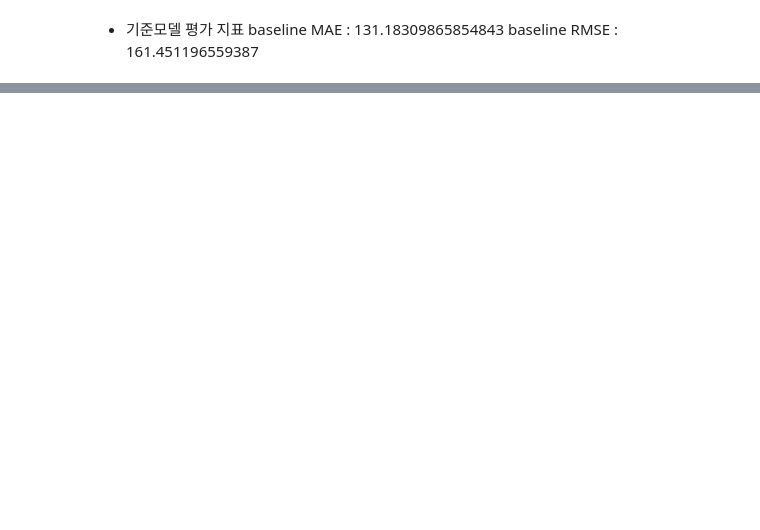
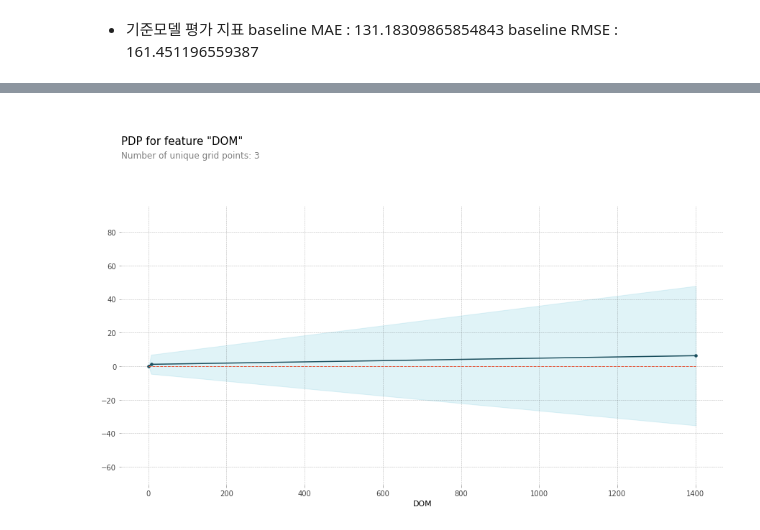
Before and after one commit to blacktruth513/CodeStates_Project, a Jupyter notebook: Section2_Project.ipynb, the cells around one changed output, grey strips where cells are left out. Cells and saved outputs as stored; diff of their text form; code cells hidden in the pictures; blank space fills up the shorter version.

```diff
--- a/Section2_Project.ipynb
+++ b/Section2_Project.ipynb
@@ -1105,0 +1201,13 @@ baseline RMSE : 161.451196559387
+# %%
+feature = 'DOM'
+isolated = pdp_isolate(
+    model=model,
+    dataset=X_train,
+    model_features=X_train.columns,
+    feature=feature,
+    grid_type='percentile',
+    num_grid_points=10
+)
+pdp_plot(isolated, feature_name=feature);
+# %% [output]
+[figure, added]
```
Also changed, not shown: parts of 16 cells of this notebook.
